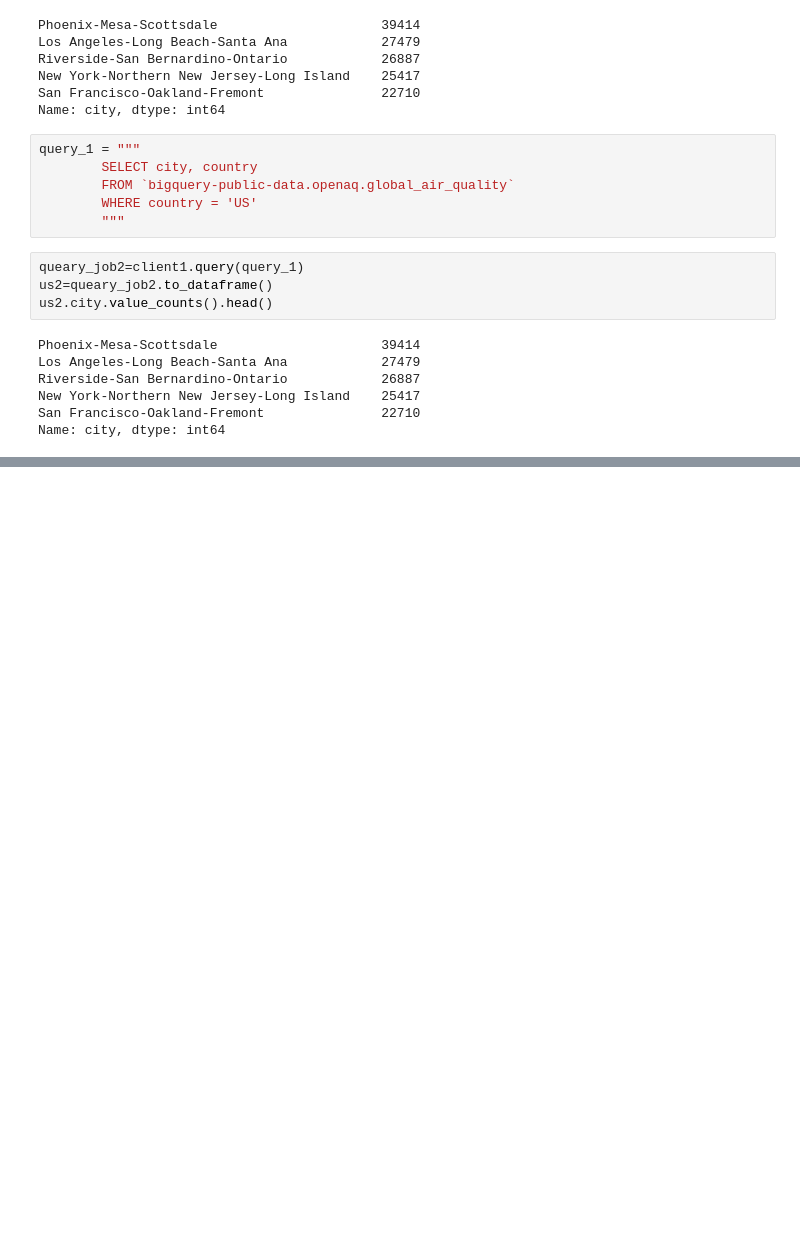
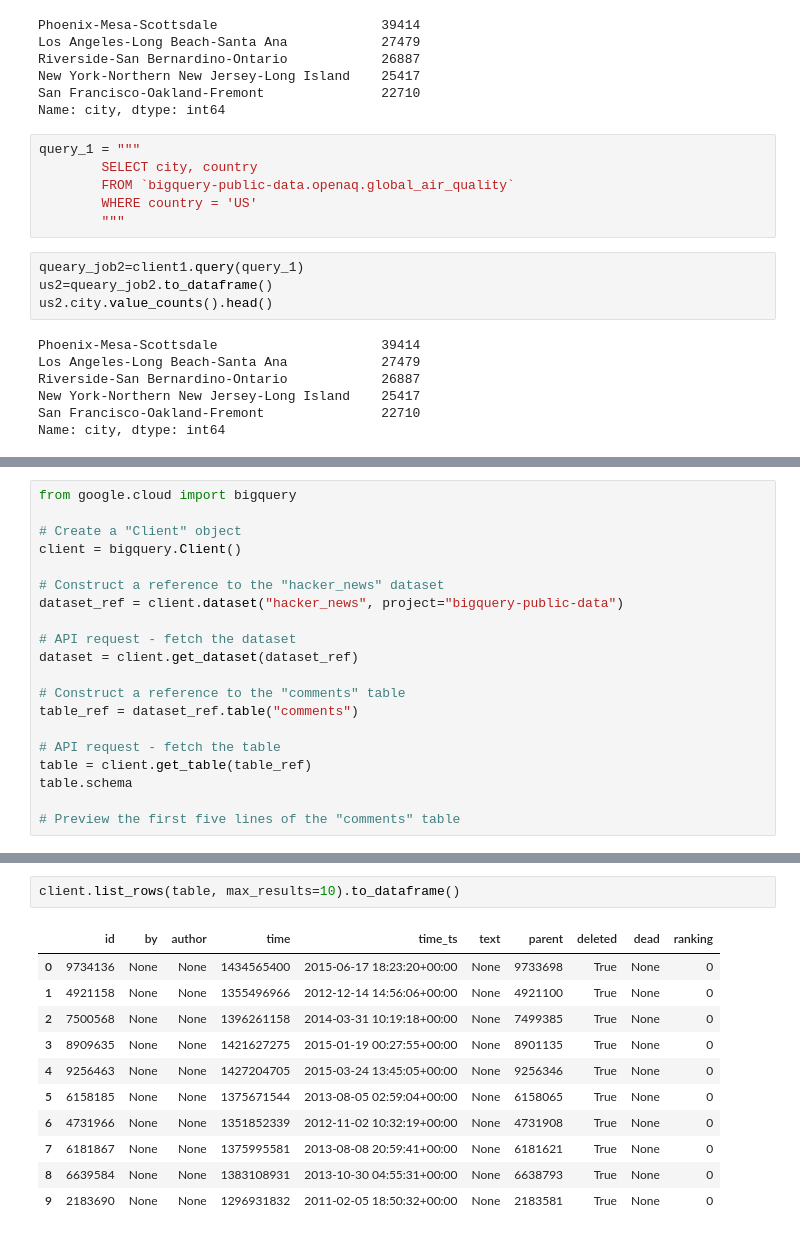
Before and after one commit to NuwanUdara/Kaggle-Mysql, a Jupyter notebook: sketch1.ipynb, the cells around one changed output, grey strips where cells are left out. Cells and saved outputs as stored; diff of their text form; blank space fills up the shorter version.

```diff
--- a/sketch1.ipynb
+++ b/sketch1.ipynb
@@ -220,0 +223,20 @@ job_post_scores.score.mean()
+# %%
+from google.cloud import bigquery
+
+# Create a "Client" object
+client = bigquery.Client()
+
+# Construct a reference to the "hacker_news" dataset
+dataset_ref = client.dataset("hacker_news", project="bigquery-public-data")
+
+# API request - fetch the dataset
+dataset = client.get_dataset(dataset_ref)
+
+# Construct a reference to the "comments" table
+table_ref = dataset_ref.table("comments")
+
+# API request - fetch the table
+table = client.get_table(table_ref)
+table.schema
+
+# Preview the first five lines of the "comments" table
@@ -220,0 +255,14 @@ job_post_scores.score.mean()
+# %%
+client.list_rows(table, max_results=10).to_dataframe()
+# %% [output]
+|  | id | by | author | time | time_ts | text | parent | deleted | dead | ranking |
+| 0 | 9734136 | None | None | 1434565400 | 2015-06-17 18:23:20+00:00 | None | 9733698 | True | None | 0 |
+| 1 | 4921158 | None | None | 1355496966 | 2012-12-14 14:56:06+00:00 | None | 4921100 | True | None | 0 |
+| 2 | 7500568 | None | None | 1396261158 | 2014-03-31 10:19:18+00:00 | None | 7499385 | True | None | 0 |
+| 3 | 8909635 | None | None | 1421627275 | 2015-01-19 00:27:55+00:00 | None | 8901135 | True | None | 0 |
+| 4 | 9256463 | None | None | 1427204705 | 2015-03-24 13:45:05+00:00 | None | 9256346 | True | None | 0 |
+| 5 | 6158185 | None | None | 1375671544 | 2013-08-05 02:59:04+00:00 | None | 6158065 | True | None | 0 |
+| 6 | 4731966 | None | None | 1351852339 | 2012-11-02 10:32:19+00:00 | None | 4731908 | True | None | 0 |
+| 7 | 6181867 | None | None | 1375995581 | 2013-08-08 20:59:41+00:00 | None | 6181621 | True | None | 0 |
+| 8 | 6639584 | None | None | 1383108931 | 2013-10-30 04:55:31+00:00 | None | 6638793 | True | None | 0 |
+| 9 | 2183690 | None | None | 1296931832 | 2011-02-05 18:50:32+00:00 | None | 2183581 | True | None | 0 |
```
Also changed, not shown: parts of 11 cells of this notebook.
